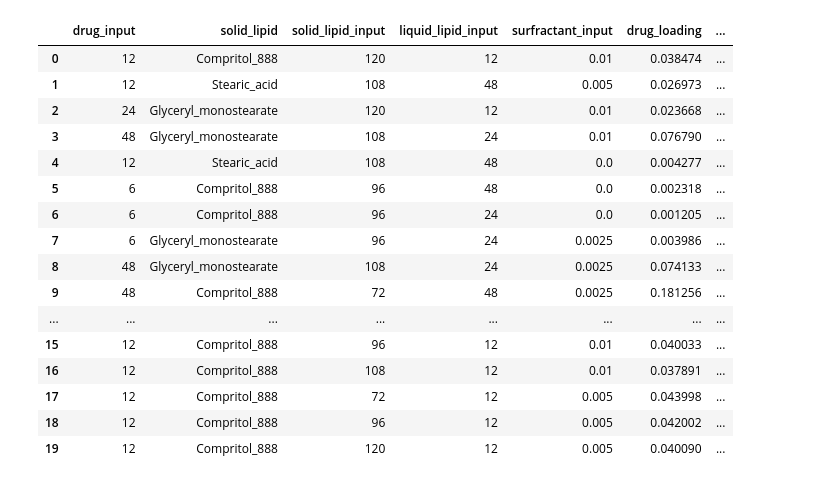
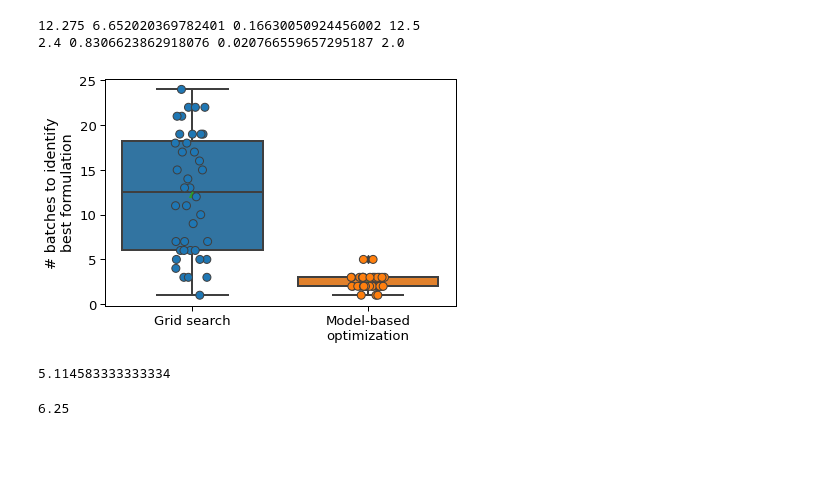
Before and after one commit to rileyhickman/atlas, a Jupyter notebook: examples/lnp/mixed_dis_cat/plotting/plot_results.ipynb, the cells around one changed output. Drawn from its saved outputs; the diff is of its cells as text; code cells hidden in the pictures; blank space fills up the shorter version.

```diff
--- a/examples/lnp/mixed_dis_cat/plotting/plot_results.ipynb
+++ b/examples/lnp/mixed_dis_cat/plotting/plot_results.ipynb
@@ -253,0 +199,16 @@ num_evals = pd.DataFrame(num_evals_list)
+# %%
+# load resulsts
+raw_res_rand = pickle.load(open('../random/results.pkl', 'rb'))
+raw_res_bo_1 = pickle.load(open('../botorch/results.pkl', 'rb'))
+raw_res_bo_32 = pickle.load(open('../botorch_batched/results.pkl', 'rb'))
+
+
+print(len(raw_res_rand))
+print(len(raw_res_bo_1))
+print(len(raw_res_bo_32))
+
+
+dataset = Dataset('lnp3')
+
+param_names = ['drug_input', 'solid_lipid', 'solid_lipid_input', 'liquid_lipid_input', 'surfractant_input']
+obj_names = ['drug_loading', 'encap_efficiency', 'particle_diameter']
@@ -415,20 +341,37 @@ raw_res_bo_1[0][:20]
-# %%
-raw_res_bo_1[0]
-# %% [output]
-|  | drug_input | solid_lipid | solid_lipid_input | liquid_lipid_input | surfractant_input | drug_loading | ... |
-| 0 | 12 | Compritol_888 | 120 | 12 | 0.01 | 0.038474 | ... |
-| 1 | 12 | Stearic_acid | 108 | 48 | 0.005 | 0.026973 | ... |
-| 2 | 24 | Glyceryl_monostearate | 120 | 12 | 0.01 | 0.023668 | ... |
-| 3 | 48 | Glyceryl_monostearate | 108 | 24 | 0.01 | 0.076790 | ... |
-| 4 | 12 | Stearic_acid | 108 | 48 | 0.0 | 0.004277 | ... |
-| 5 | 6 | Compritol_888 | 96 | 48 | 0.0 | 0.002318 | ... |
-| 6 | 6 | Compritol_888 | 96 | 24 | 0.0 | 0.001205 | ... |
-| 7 | 6 | Glyceryl_monostearate | 96 | 24 | 0.0025 | 0.003986 | ... |
-| 8 | 48 | Glyceryl_monostearate | 108 | 24 | 0.0025 | 0.074133 | ... |
-| 9 | 48 | Compritol_888 | 72 | 48 | 0.0025 | 0.181256 | ... |
-| ... | ... | ... | ... | ... | ... | ... | ... |
-| 15 | 12 | Compritol_888 | 96 | 12 | 0.01 | 0.040033 | ... |
-| 16 | 12 | Compritol_888 | 108 | 12 | 0.01 | 0.037891 | ... |
-| 17 | 12 | Compritol_888 | 72 | 12 | 0.005 | 0.043998 | ... |
-| 18 | 12 | Compritol_888 | 96 | 12 | 0.005 | 0.042002 | ... |
-| 19 | 12 | Compritol_888 | 120 | 12 | 0.005 | 0.040090 | ... |
+# %%
+num_batches_rand = get_num_batches_best(raw_res_rand, best_objs, batch_size=32)
+num_batches_bo_32 = get_num_batches_best(raw_res_bo_32, best_objs, batch_size=32)
+
+df_rand = pd.DataFrame({'method': ['Grid search' for _ in range(len(num_batches_rand))], 'num_eval': num_batches_rand})
+df_bo_32 = pd.DataFrame({'method': ['Model-based\noptimization' for _ in range(len(num_batches_bo_32))], 'num_eval': num_batches_bo_32})
+
+df_num_batches = pd.concat((df_rand, df_bo_32))
+
+print(np.mean(num_batches_rand), np.std(num_batches_rand), np.std(num_batches_rand)/40, np.median(num_batches_rand))
+print(np.mean(num_batches_bo_32), np.std(num_batches_bo_32), np.std(num_batches_bo_32)/40, np.median(num_batches_bo_32))
+# %% [output]
+12.275 6.652020369782401 0.16630050924456002 12.5
+2.4 0.8306623862918076 0.020766559657295187 2.0
+# %%
+fig, ax0 = plt.subplots(1, 1, figsize=(6, 4))
+
+sns.boxplot(data=df_num_batches, x='method', y='num_eval', showmeans=True, linewidth=2)
+sns.stripplot(data=df_num_batches, x='method', y='num_eval', edgecolor='gray', linewidth=1, size=8)
+
+# ax0.set_yscale('log')
+
+ax0.set_xlabel('')
+ax0.set_ylabel('# batches to identify\nbest formulation')
+# ax0.set_ylim(-5, 800)
+plt.tight_layout()
+plt.savefig('num_batches_best_32.png', dpi=300)
+# %% [output]
+[figure, added]
+# %%
+12.275/2.4
+# %% [output]
+5.114583333333334
+# %%
+12.5/2
+# %% [output]
+6.25
```
Also changed, not shown: parts of 17 cells of this notebook, 18 other files.
